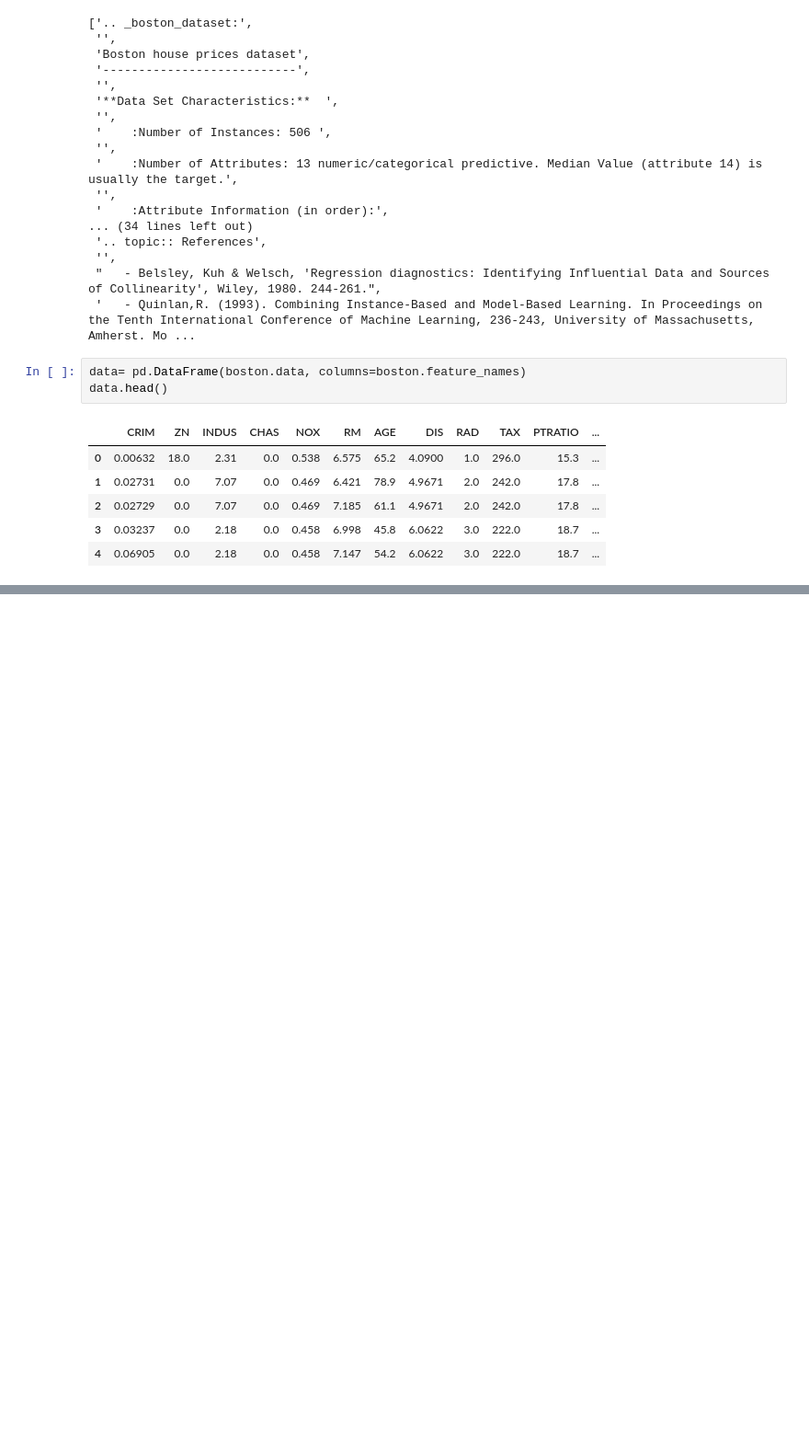
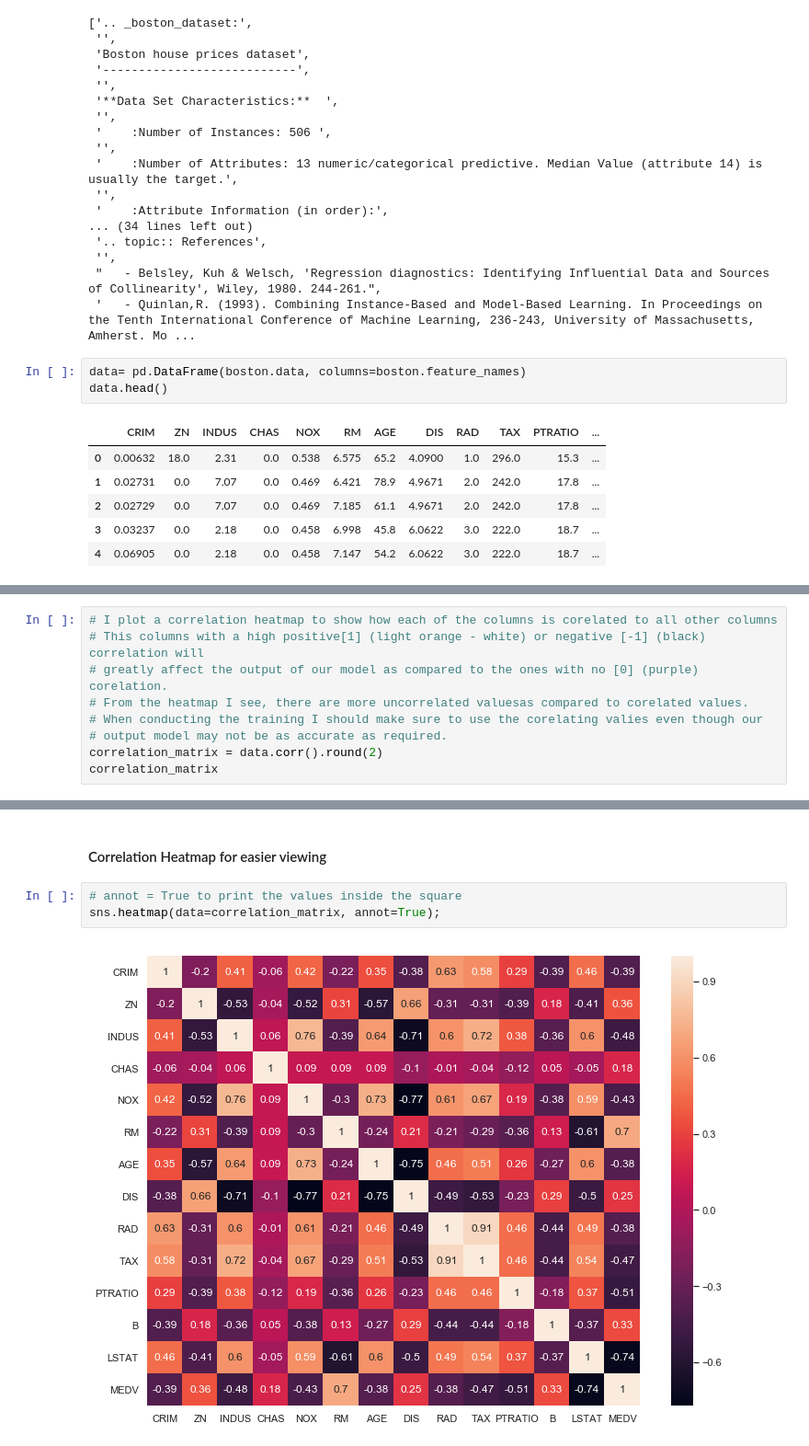
Before and after one commit to lewis-munyi/kamilimu-DS-track, a Jupyter notebook: EDA-Boston.ipynb, the cells around one changed output, grey strips where cells are left out. Shown at 92% size. Drawn from its saved outputs; the diff is of its cells as text; blank space fills up the shorter version.

```diff
--- a/EDA-Boston.ipynb
+++ b/EDA-Boston.ipynb
@@ -59,0 +162,9 @@ data.head()
+# %%
+# I plot a correlation heatmap to show how each of the columns is corelated to all other columns
+# This columns with a high positive[1] (light orange - white) or negative [-1] (black) correlation will
+# greatly affect the output of our model as compared to the ones with no [0] (purple) corelation.
+# From the heatmap I see, there are more uncorrelated valuesas compared to corelated values.
+# When conducting the training I should make sure to use the corelating valies even though our
+# output model may not be as accurate as required.
+correlation_matrix = data.corr().round(2)
+correlation_matrix
@@ -59,0 +187,7 @@ data.head()
+# %% [markdown]
+#### Correlation Heatmap for easier viewing
+# %%
+# annot = True to print the values inside the square
+sns.heatmap(data=correlation_matrix, annot=True);
+# %% [output]
+[figure, added]
```
Also changed, not shown: parts of 25 cells of this notebook.
